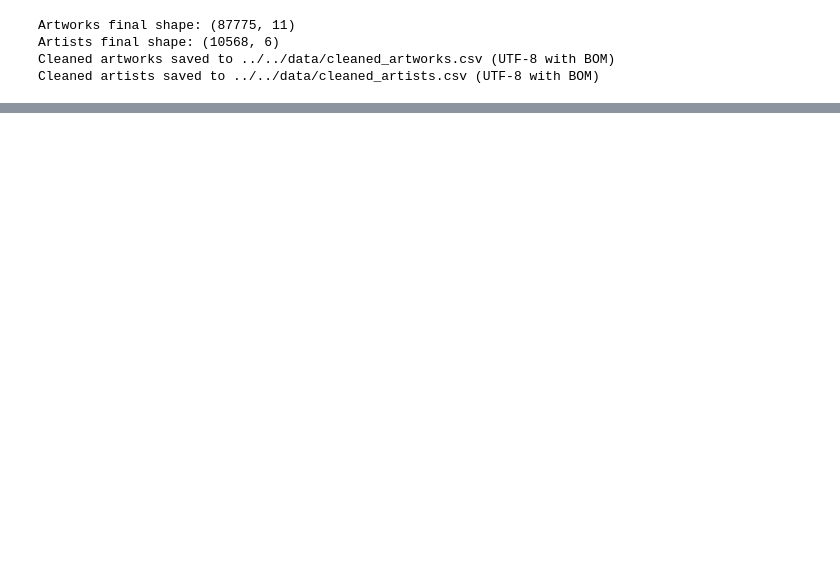
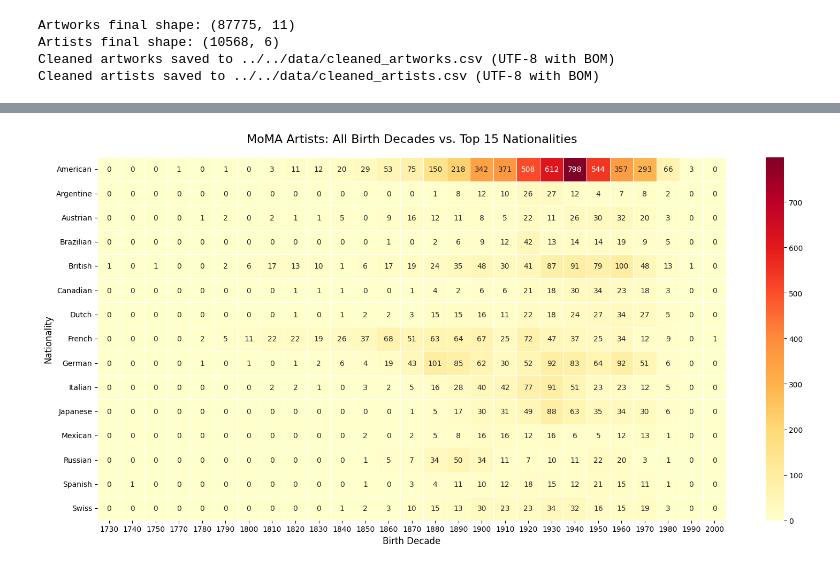
Before and after one commit to com-480-data-visualization/Extra-Crispy, a Jupyter notebook: milestones/milestone1/milestone1.ipynb, the cells around one changed output, grey strips where cells are left out. Drawn from its saved outputs; the diff is of its cells as text; code cells hidden in the pictures; blank space fills up the shorter version.

```diff
--- a/milestones/milestone1/milestone1.ipynb
+++ b/milestones/milestone1/milestone1.ipynb
@@ -220,0 +236,28 @@ Cleaned artists saved to ../../data/cleaned_artists.csv (UTF-8 with BOM)
+# %%
+# Read the cleaned artists data
+df_clean = pd.read_csv("../../data/cleaned_artists.csv")
+
+
+# Create a new column 'Decade' by flooring the 'BeginDate' to the nearest decade
+df_clean['Decade'] = (df_clean['BeginDate'] // 10) * 10
+
+
+# Top 15 Artist Nationalities
+top_15_nationalities = df_clean['Nationality'].value_counts().head(15).index
+df_top = df_clean[df_clean['Nationality'].isin(top_15_nationalities)]
+# %%
+
+# Get the count of artists (each Decade and each Nationality)
+pivot_df = df_top.groupby(['Decade', 'Nationality']).size().unstack(fill_value=0)
+
+# Heatmap
+plt.figure(figsize=(16, 8))
+# X: Decade; Y: Nationality; Color: Count
+sns.heatmap(pivot_df.T, cmap='YlOrRd', linewidths=.5, annot=True, fmt='g')
+plt.title('MoMA Artists: All Birth Decades vs. Top 15 Nationalities', fontsize=16, pad=20)
+plt.xlabel('Birth Decade', fontsize=12)
+plt.ylabel('Nationality', fontsize=12)
+plt.tight_layout()
+plt.show()
+# %% [output]
+[figure, added]
```
Also changed, not shown: parts of 49 cells of this notebook, 15 other files.
